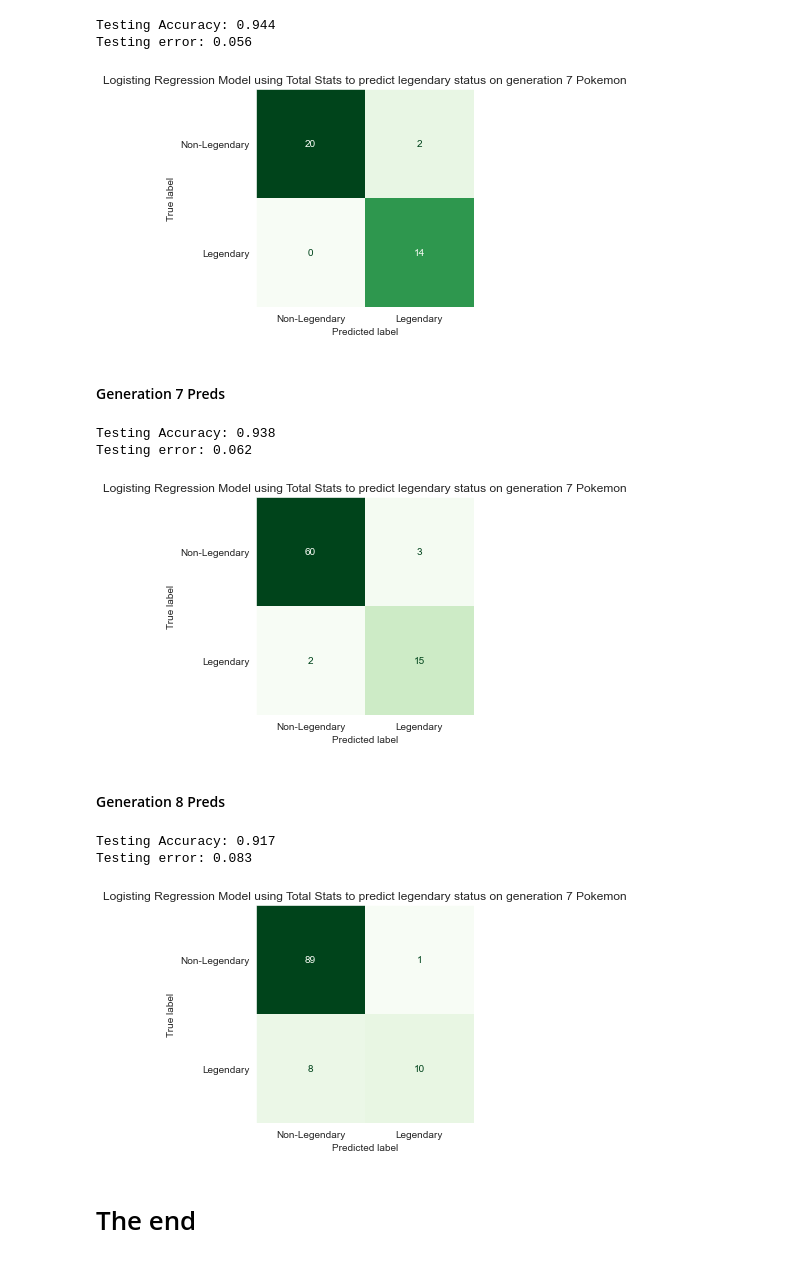
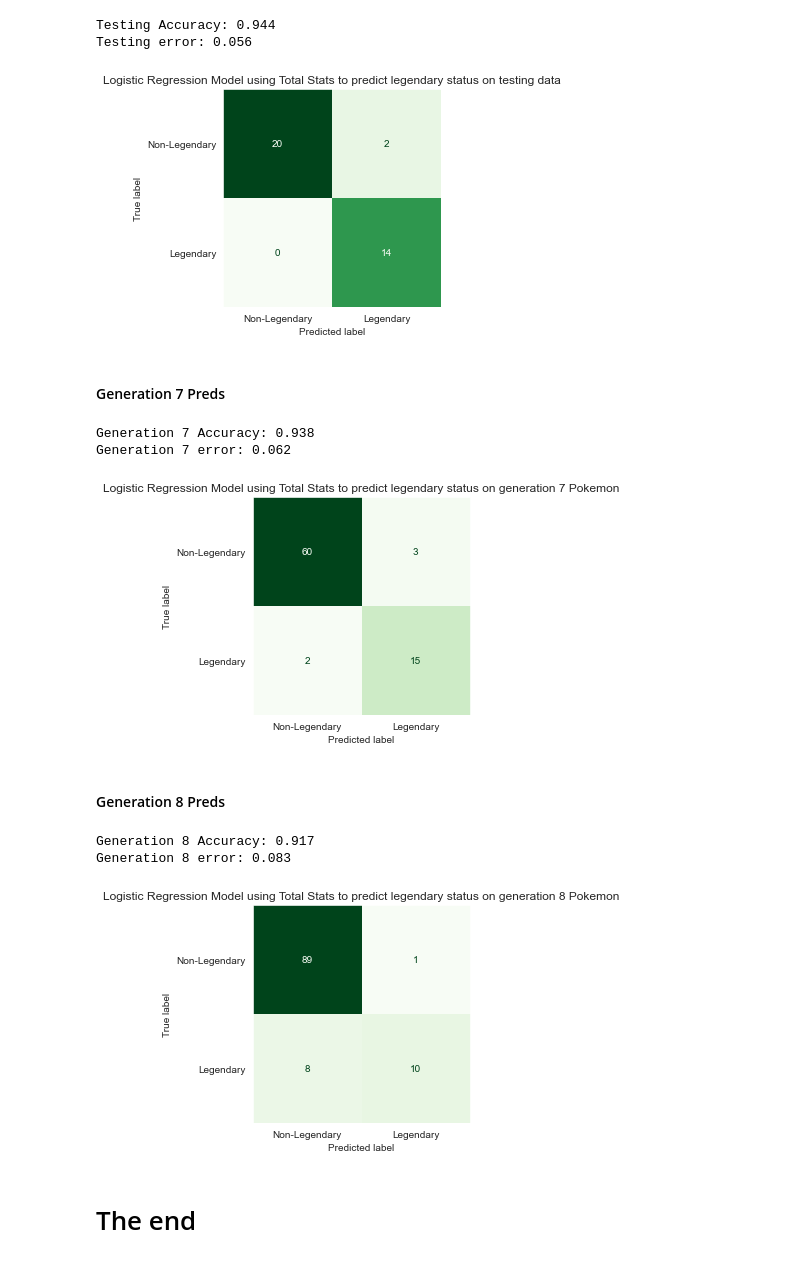
Before and after one commit to papir805/pokemon_classification, a Jupyter notebook: pkmn_legendary_classification.ipynb, the cells around one changed output. Cells and saved outputs as stored; diff of their text form; code cells hidden in the pictures.

```diff
--- a/pkmn_legendary_classification.ipynb
+++ b/pkmn_legendary_classification.ipynb
@@ -1248,14 +1337,14 @@ Testing error: 0.056
 # %%
 ConfusionMatrixDisplay.from_predictions(y_test,
                                       sk_log_reg_test_preds,
                                       cmap="Greens",
                                       display_labels=['Non-Legendary', 'Legendary'],
                                       colorbar=False)
 plt.grid(False)
-plt.title('Logisting Regression Model using Total Stats to predict legendary status on generation 7 Pokemon')
-plt.savefig("/users/rancher/Google Drive/Coding/website/github_pages/images/pokemon_classifier/log_reg_gen_7.png", bbox_inches="tight");
+plt.title('Logistic Regression Model using Total Stats to predict legendary status on testing data')
+plt.savefig("/users/rancher/Google Drive/Coding/website/github_pages/images/pokemon_classifier/log_reg_testing_after_smote.png", bbox_inches="tight");
 # %% [output]
-[figure, old version]
+[figure, new version]
 # %% [markdown]
 #### Generation 7 Preds
 # %%
@@ -1267,11 +1356,11 @@ sk_log_reg_gen_7_preds = sk_log_reg_fit.predict(np.array(gen_7['total_stats']).r
 
 accuracy = accuracy_score(y_gen_7, sk_log_reg_gen_7_preds)
 test_error = 1 - accuracy
-print(F"Testing Accuracy: {accuracy:.3f}")
-print(F"Testing error: {test_error:.3f}")
+print(F"Generation 7 Accuracy: {accuracy:.3f}")
+print(F"Generation 7 error: {test_error:.3f}")
 # %% [output]
-Testing Accuracy: 0.938
-Testing error: 0.062
+Generation 7 Accuracy: 0.938
+Generation 7 error: 0.062
 # %%
 ConfusionMatrixDisplay.from_predictions(y_gen_7,
                                       sk_log_reg_gen_7_preds,
@@ -1279,10 +1368,10 @@ ConfusionMatrixDisplay.from_predictions(y_gen_7,
                                       display_labels=['Non-Legendary', 'Legendary'],
                                       colorbar=False)
 plt.grid(False)
-plt.title('Logisting Regression Model using Total Stats to predict legendary status on generation 7 Pokemon')
-plt.savefig("/users/rancher/Google Drive/Coding/website/github_pages/images/pokemon_classifier/log_reg_gen_7.png", bbox_inches="tight");
+plt.title('Logistic Regression Model using Total Stats to predict legendary status on generation 7 Pokemon')
+plt.savefig("/users/rancher/Google Drive/Coding/website/github_pages/images/pokemon_classifier/log_reg_gen_7_after_smote.png", bbox_inches="tight");
 # %% [output]
-[figure, old version]
+[figure, new version]
 # %% [markdown]
 #### Generation 8 Preds
 # %%
@@ -1294,11 +1383,11 @@ sk_log_reg_gen_8_preds = sk_log_reg_fit.predict(np.array(gen_8['total_stats']).r
 
 accuracy = accuracy_score(y_gen_8, sk_log_reg_gen_8_preds)
 test_error = 1 - accuracy
-print(F"Testing Accuracy: {accuracy:.3f}")
-print(F"Testing error: {test_error:.3f}")
+print(F"Generation 8 Accuracy: {accuracy:.3f}")
+print(F"Generation 8 error: {test_error:.3f}")
 # %% [output]
-Testing Accuracy: 0.917
-Testing error: 0.083
+Generation 8 Accuracy: 0.917
+Generation 8 error: 0.083
 # %%
 ConfusionMatrixDisplay.from_predictions(y_gen_8,
                                       sk_log_reg_gen_8_preds,
@@ -1306,9 +1395,9 @@ ConfusionMatrixDisplay.from_predictions(y_gen_8,
                                       display_labels=['Non-Legendary', 'Legendary'],
                                       colorbar=False)
 plt.grid(False)
-plt.title('Logisting Regression Model using Total Stats to predict legendary status on generation 7 Pokemon')
-plt.savefig("/users/rancher/Google Drive/Coding/website/github_pages/images/pokemon_classifier/log_reg_gen_7.png", bbox_inches="tight");
+plt.title('Logistic Regression Model using Total Stats to predict legendary status on generation 8 Pokemon')
+plt.savefig("/users/rancher/Google Drive/Coding/website/github_pages/images/pokemon_classifier/log_reg_gen_8_after_smote.png", bbox_inches="tight");
 # %% [output]
-[figure, old version]
+[figure, new version]
 # %% [markdown]
 # The end
```
Also changed, not shown: parts of 72 cells of this notebook, 1 other file.
